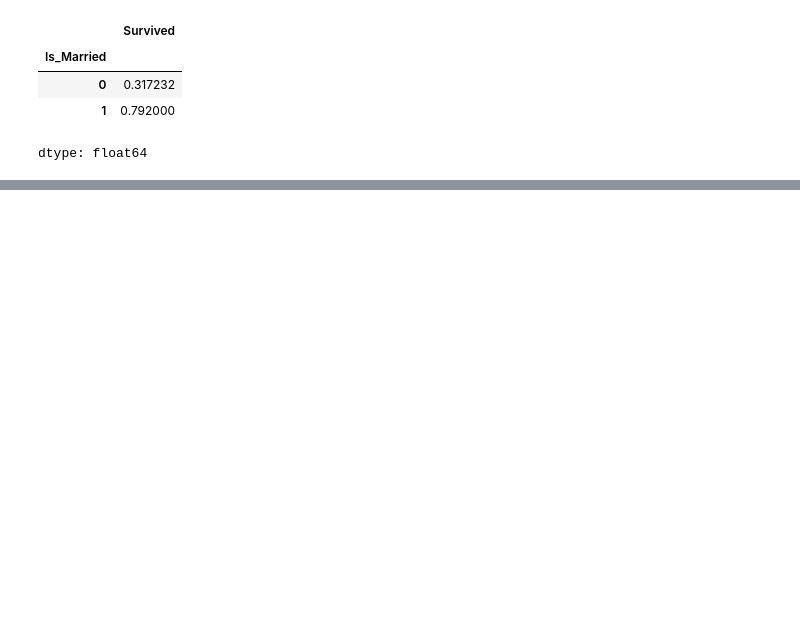
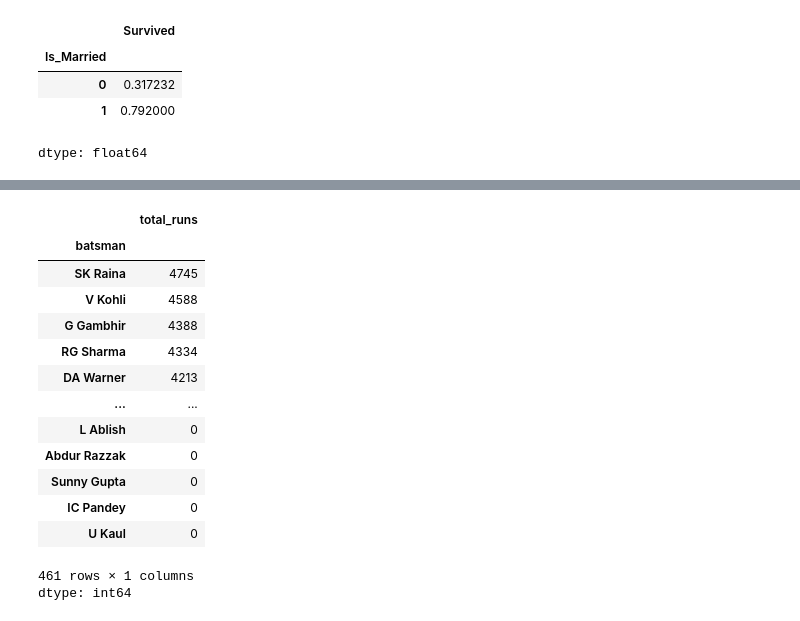
Before and after one commit to Muhammad-Waleed-Source/Machine-Learning, a Jupyter notebook: Day-45/Feature-construction.ipynb, the cells around one changed output, grey strips where cells are left out. Saved outputs shown, nothing was run; the diff lists cells and outputs as text; code cells hidden in the pictures; blank space fills up the shorter version.

```diff
--- a/Day-45/Feature-construction.ipynb
+++ b/Day-45/Feature-construction.ipynb
@@ -204,0 +240,18 @@ dtype: float64
+# %%
+df.groupby('batsman')['total_runs'].sum().sort_values(ascending=False)
+# %% [output]
+|  | total_runs |
+| batsman |  |
+| SK Raina | 4745 |
+| V Kohli | 4588 |
+| G Gambhir | 4388 |
+| RG Sharma | 4334 |
+| DA Warner | 4213 |
+| ... | ... |
+| L Ablish | 0 |
+| Abdur Razzak | 0 |
+| Sunny Gupta | 0 |
+| IC Pandey | 0 |
+| U Kaul | 0 |
+461 rows × 1 columns
+dtype: int64
```
Also changed, not shown: parts of 11 cells of this notebook.
